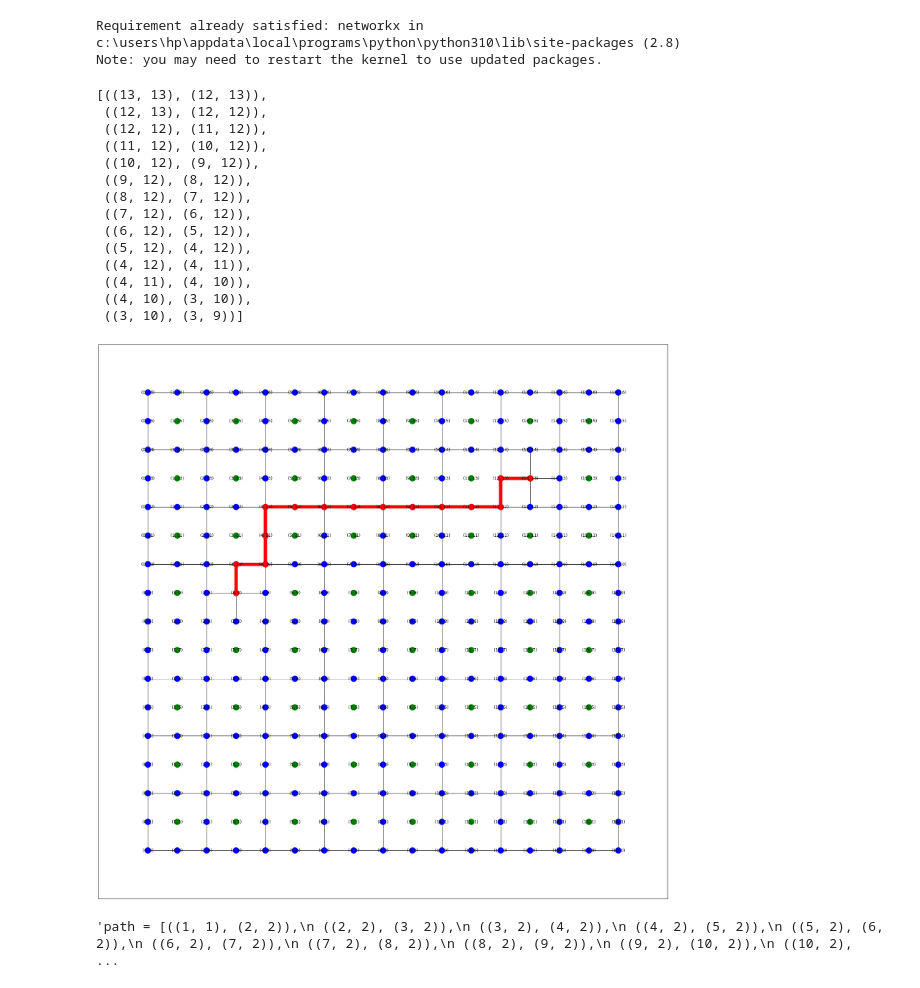
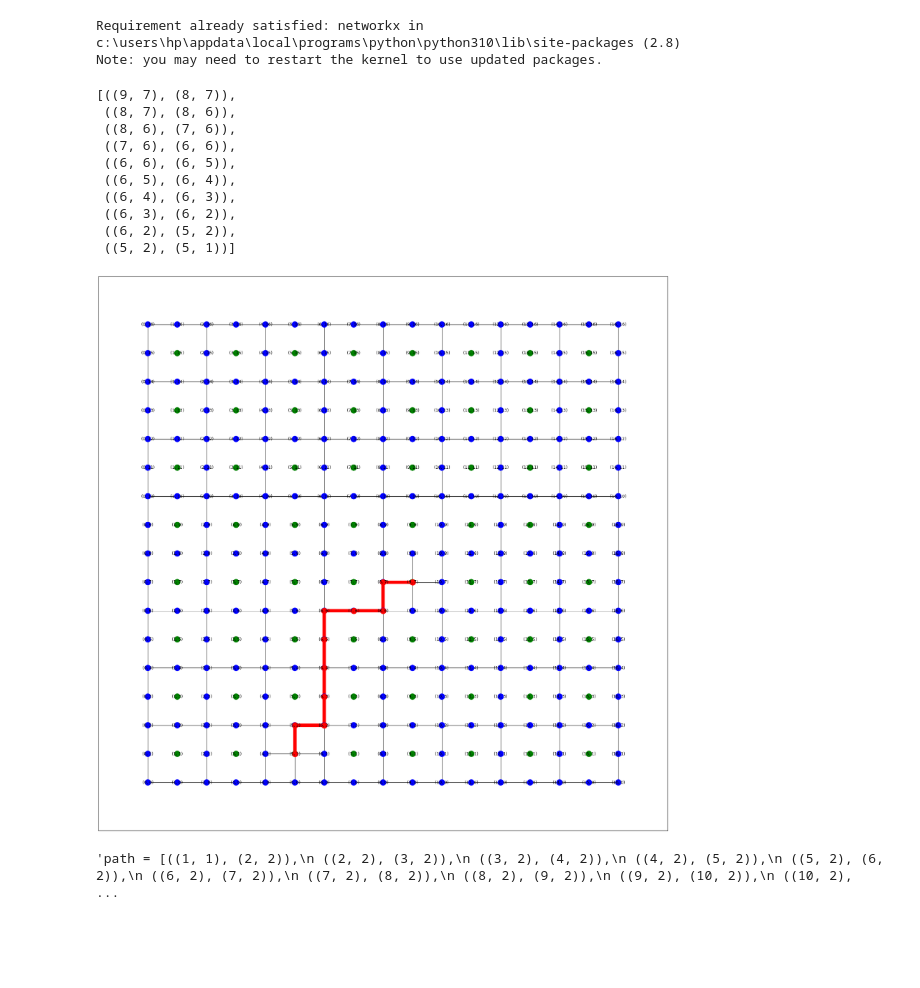
Before and after one commit to Wizard-s-Chess/Wizards-Chess, a Jupyter notebook: Path Generator.ipynb, the cells around one changed output. Saved outputs shown, nothing was run; the diff lists cells and outputs as text; code cells hidden in the pictures; blank space fills up the shorter version.

```diff
--- a/Path Generator.ipynb
+++ b/Path Generator.ipynb
@@ -69,49 +69,45 @@ def get_path(move):
 
     draw_graph(H)
     draw_shortest_path(H,path,path_edges)
     return path_edges
 
 
 def simplify_path(path):
     res=[]
     prev_dir = (path[0][1][0]-path[0][0][0], path[0][1][1]-path[0][0][1])
     start = path[0][0]
     end = path[0][1]
     i = 1
     while i < len(path):
 
         curr_dir = (path[i][1][0]-path[i][0][0], path[i][1][1]-path[i][0][1])
 
         if(curr_dir == prev_dir):
             end = path[i][1]
         else:
             res.append((start,end))
             start = path[i][0]
             end = path[i][1]
         i +=1
         prev_dir = curr_dir
     #add the path of the last cell
     res.append((start,end))
     return res
 
 
-(get_path("g7b5"))
+(get_path("c1h6"))
 # %% [output]
-[((13, 13), (12, 13)),
- ((12, 13), (12, 12)),
- ((12, 12), (11, 12)),
- ((11, 12), (10, 12)),
- ((10, 12), (9, 12)),
- ((9, 12), (8, 12)),
- ((8, 12), (7, 12)),
- ((7, 12), (6, 12)),
- ((6, 12), (5, 12)),
- ((5, 12), (4, 12)),
- ((4, 12), (4, 11)),
- ((4, 11), (4, 10)),
- ((4, 10), (3, 10)),
- ((3, 10), (3, 9))]
+[((9, 7), (8, 7)),
+ ((8, 7), (8, 6)),
+ ((8, 6), (7, 6)),
+ ((7, 6), (6, 6)),
+ ((6, 6), (6, 5)),
+ ((6, 5), (6, 4)),
+ ((6, 4), (6, 3)),
+ ((6, 3), (6, 2)),
+ ((6, 2), (5, 2)),
+ ((5, 2), (5, 1))]
-[figure, old version]
+[figure, new version]
 # %%
 """path = [((1, 1), (2, 2)),
  ((2, 2), (3, 2)),
```
Also changed, not shown: 2 other files.
